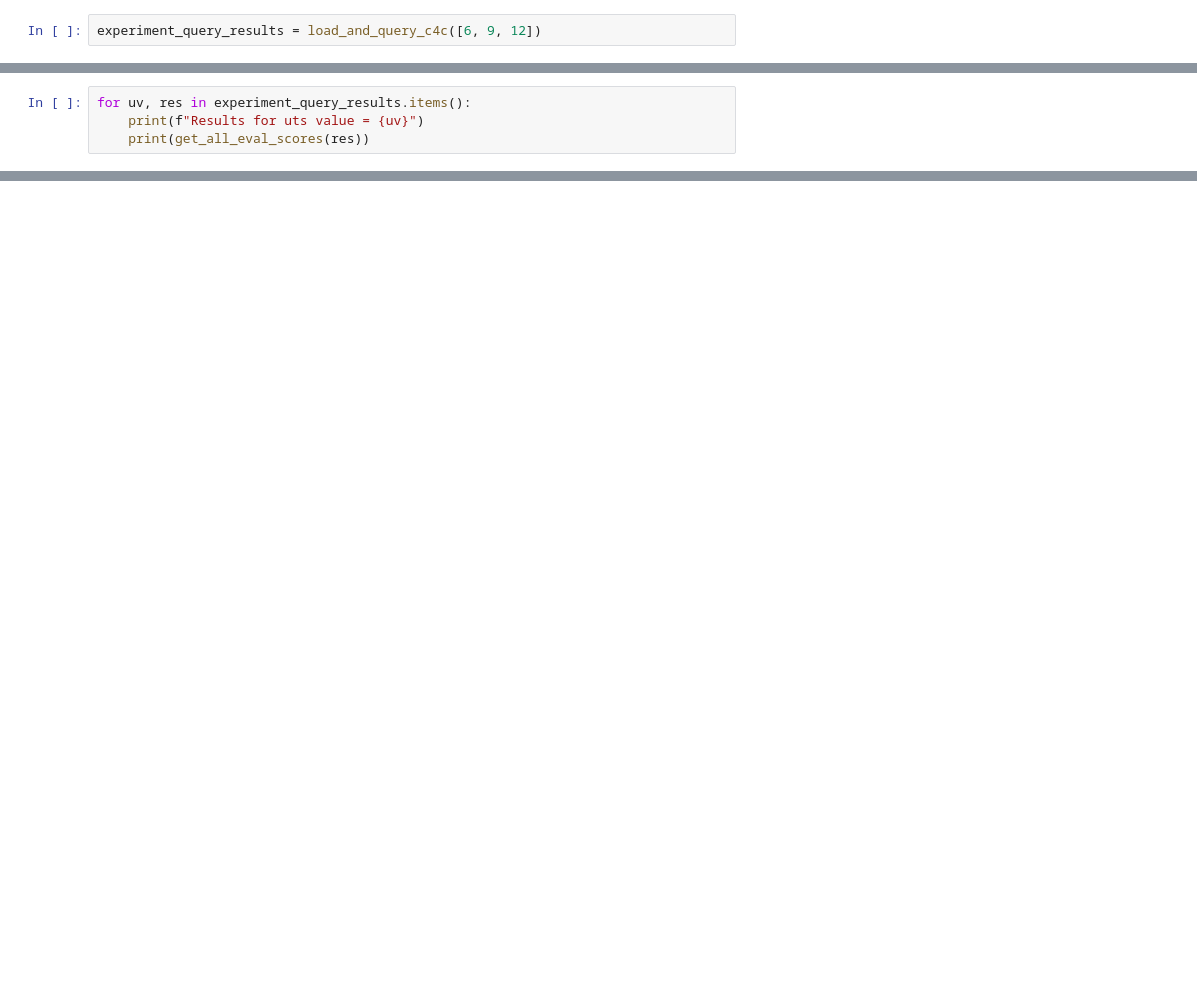
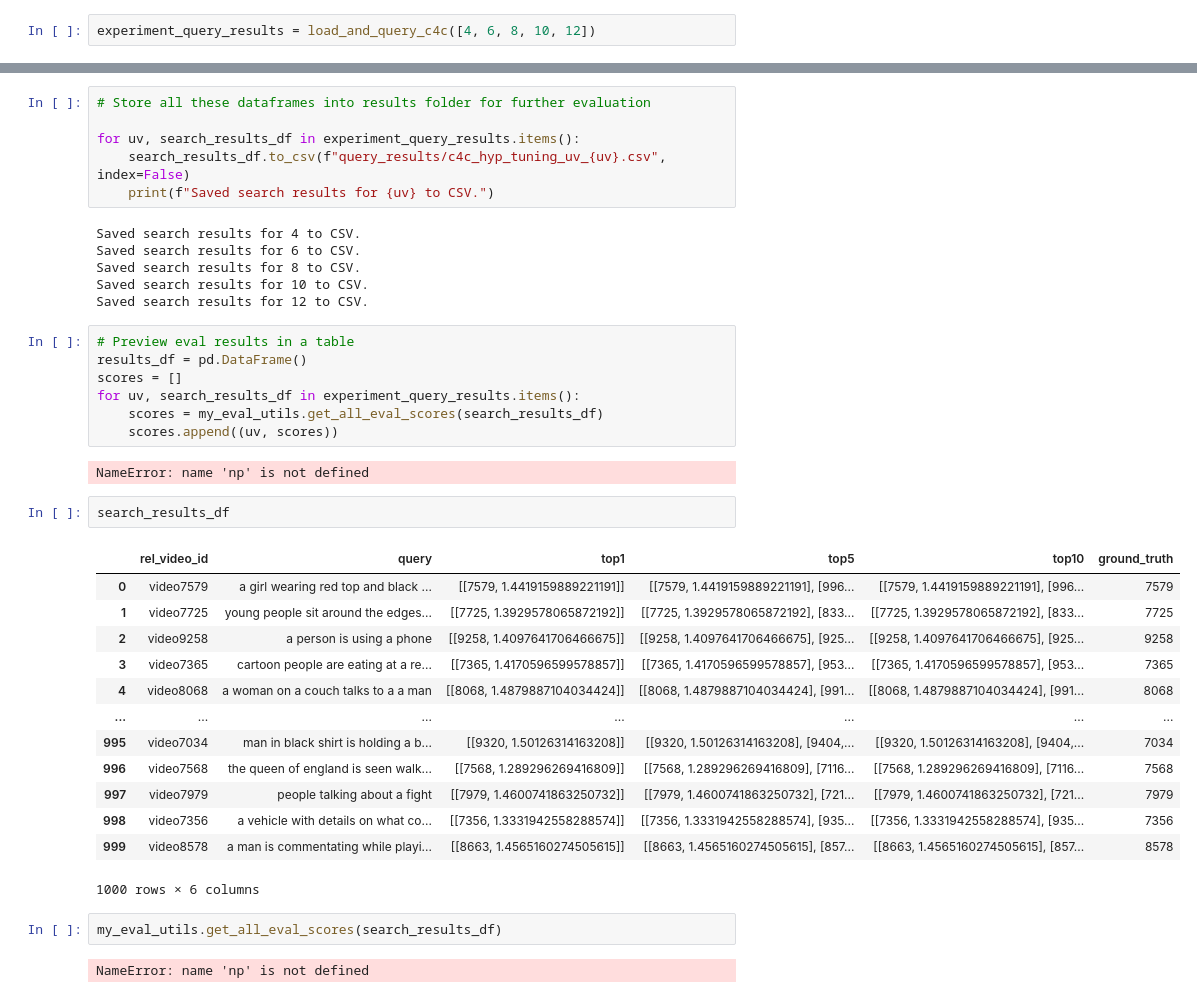
Before and after one commit to Suraj-Ram/video-semantic-search, a Jupyter notebook: vr_c4c_hyp_tuning.ipynb, the cells around one changed output, grey strips where cells are left out. Saved outputs shown, nothing was run; the diff lists cells and outputs as text; blank space fills up the shorter version.

Commit message:
Hyperparameter tuning for Clip4Clip and results table

```diff
--- a/vr_c4c_hyp_tuning.ipynb
+++ b/vr_c4c_hyp_tuning.ipynb
@@ -111,5 +103,5 @@ def load_and_query_c4c(uts_values):
 
     return search_results_dfs
 # %%
-experiment_query_results = load_and_query_c4c([6, 9, 12])
+experiment_query_results = load_and_query_c4c([4, 6, 8, 10, 12])
 # %% [output]
@@ -180,4 +169,0 @@ TypeError: Object of type DataFrame is not JSON serializable
-# %%
-for uv, res in experiment_query_results.items():
-    print(f"Results for uts value = {uv}")
-    print(get_all_eval_scores(res))
@@ -366,0 +170,41 @@ def get_all_eval_scores(df):
+# %%
+# Store all these dataframes into results folder for further evaluation
+
+for uv, search_results_df in experiment_query_results.items():
+    search_results_df.to_csv(f"query_results/c4c_hyp_tuning_uv_{uv}.csv", index=False)
+    print(f"Saved search results for {uv} to CSV.")
+# %% [output]
+Saved search results for 4 to CSV.
+Saved search results for 6 to CSV.
+Saved search results for 8 to CSV.
+Saved search results for 10 to CSV.
+Saved search results for 12 to CSV.
+# %%
+# Preview eval results in a table
+results_df = pd.DataFrame()
+scores = []
+for uv, search_results_df in experiment_query_results.items():
+    scores = my_eval_utils.get_all_eval_scores(search_results_df)
+    scores.append((uv, scores))
+# %% [output]
+NameError: name 'np' is not defined
+# %%
+search_results_df
+# %% [output]
+|  | rel_video_id | query | top1 | top5 | top10 | ground_truth |
+| 0 | video7579 | a girl wearing red top and black ... | [[7579, 1.4419159889221191]] | [[7579, 1.4419159889221191], [996... | [[7579, 1.4419159889221191], [996... | 7579 |
+| 1 | video7725 | young people sit around the edges... | [[7725, 1.3929578065872192]] | [[7725, 1.3929578065872192], [833... | [[7725, 1.3929578065872192], [833... | 7725 |
+| 2 | video9258 | a person is using a phone | [[9258, 1.4097641706466675]] | [[9258, 1.4097641706466675], [925... | [[9258, 1.4097641706466675], [925... | 9258 |
+| 3 | video7365 | cartoon people are eating at a re... | [[7365, 1.4170596599578857]] | [[7365, 1.4170596599578857], [953... | [[7365, 1.4170596599578857], [953... | 7365 |
+| 4 | video8068 | a woman on a couch talks to a a man | [[8068, 1.4879887104034424]] | [[8068, 1.4879887104034424], [991... | [[8068, 1.4879887104034424], [991... | 8068 |
+| ... | ... | ... | ... | ... | ... | ... |
+| 995 | video7034 | man in black shirt is holding a b... | [[9320, 1.50126314163208]] | [[9320, 1.50126314163208], [9404,... | [[9320, 1.50126314163208], [9404,... | 7034 |
+| 996 | video7568 | the queen of england is seen walk... | [[7568, 1.289296269416809]] | [[7568, 1.289296269416809], [7116... | [[7568, 1.289296269416809], [7116... | 7568 |
+| 997 | video7979 | people talking about a fight | [[7979, 1.4600741863250732]] | [[7979, 1.4600741863250732], [721... | [[7979, 1.4600741863250732], [721... | 7979 |
+| 998 | video7356 | a vehicle with details on what co... | [[7356, 1.3331942558288574]] | [[7356, 1.3331942558288574], [935... | [[7356, 1.3331942558288574], [935... | 7356 |
+| 999 | video8578 | a man is commentating while playi... | [[8663, 1.4565160274505615]] | [[8663, 1.4565160274505615], [857... | [[8663, 1.4565160274505615], [857... | 8578 |
+1000 rows × 6 columns
+# %%
+my_eval_utils.get_all_eval_scores(search_results_df)
+# %% [output]
+NameError: name 'np' is not defined
```
Also changed, not shown: parts of 10 cells of this notebook, 7 other files.
